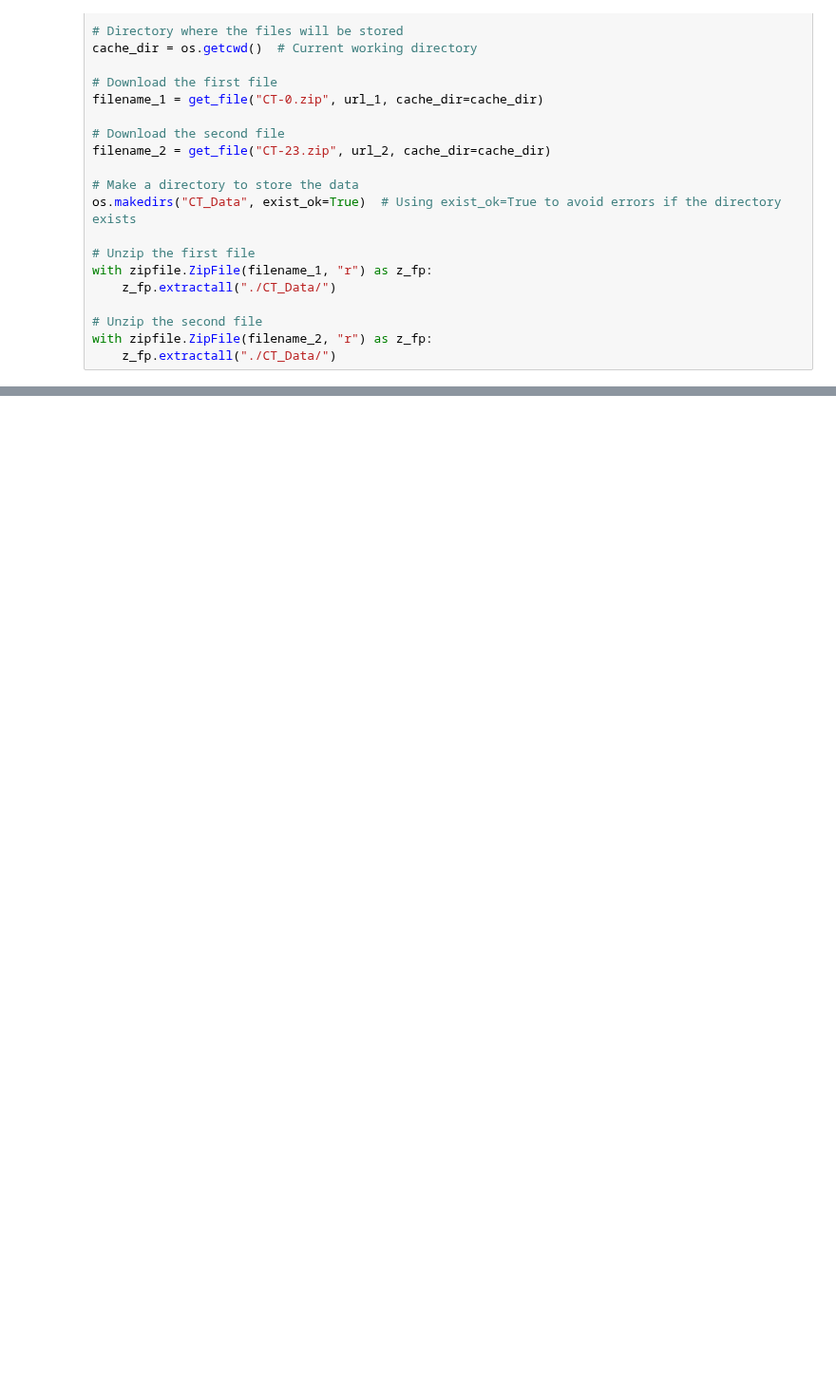
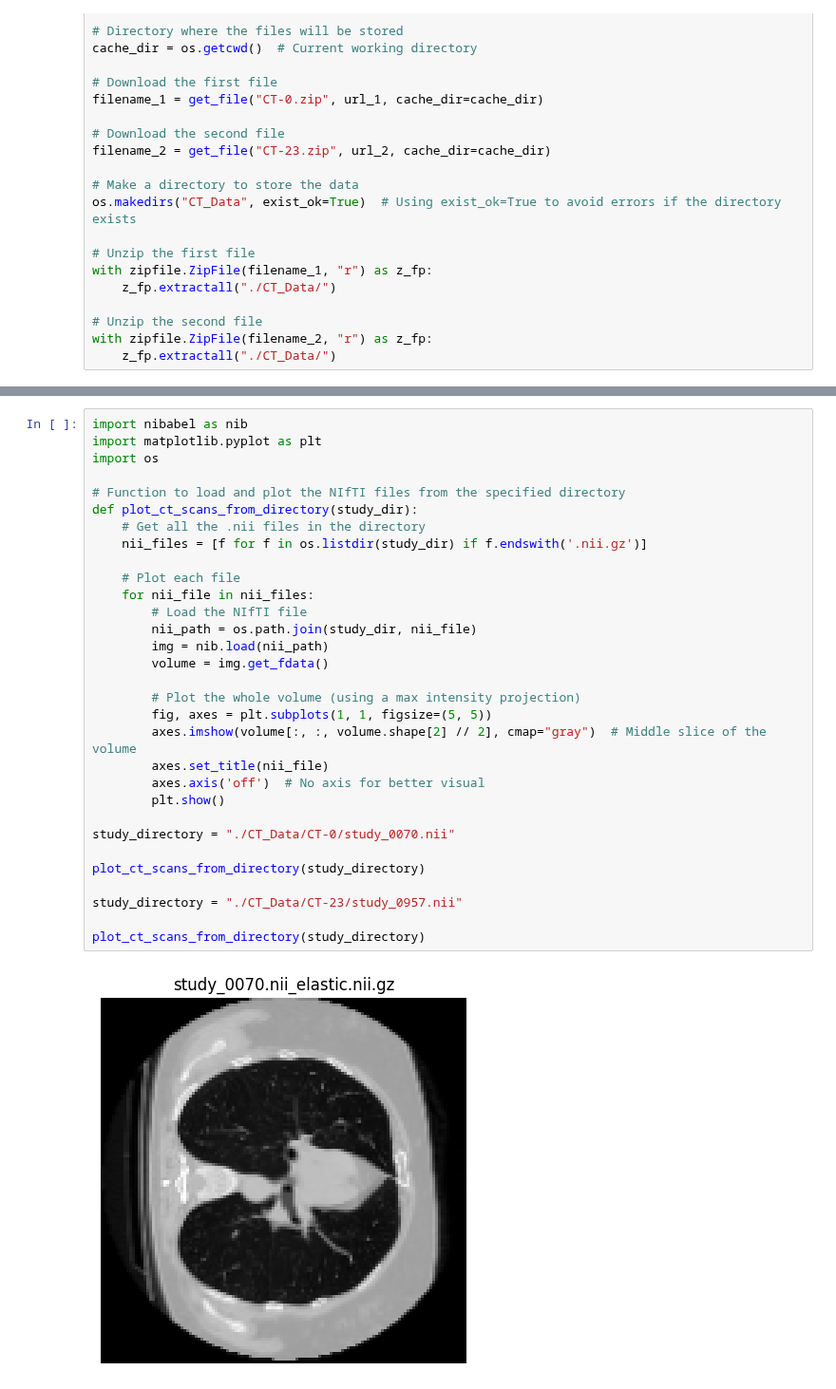
Before and after one commit to MaximNadd/Research, a Jupyter notebook: Experiment_1/data_preprocessing.ipynb, the cells around one changed output, grey strips where cells are left out. Shown at 95% size. Saved outputs shown, nothing was run; the diff lists cells and outputs as text; blank space fills up the shorter version.

```diff
--- a/Experiment_1/data_preprocessing.ipynb
+++ b/Experiment_1/data_preprocessing.ipynb
@@ -166,0 +211,33 @@ print(f"Number of directories: {count_directories(path)}")
+# %%
+import nibabel as nib
+import matplotlib.pyplot as plt
+import os
+
+# Function to load and plot the NIfTI files from the specified directory
+def plot_ct_scans_from_directory(study_dir):
+    # Get all the .nii files in the directory
+    nii_files = [f for f in os.listdir(study_dir) if f.endswith('.nii.gz')]
+
+    # Plot each file
+    for nii_file in nii_files:
+        # Load the NIfTI file
+        nii_path = os.path.join(study_dir, nii_file)
+        img = nib.load(nii_path)
+        volume = img.get_fdata()
+
+        # Plot the whole volume (using a max intensity projection)
+        fig, axes = plt.subplots(1, 1, figsize=(5, 5))
+        axes.imshow(volume[:, :, volume.shape[2] // 2], cmap="gray")  # Middle slice of the volume
+        axes.set_title(nii_file)
+        axes.axis('off')  # No axis for better visual
+        plt.show()
+
+study_directory = "./CT_Data/CT-0/study_0070.nii"
+
+plot_ct_scans_from_directory(study_directory)
+
+study_directory = "./CT_Data/CT-23/study_0957.nii"
+
+plot_ct_scans_from_directory(study_directory)
+# %% [output]
+[figure, added]
```
Also changed, not shown: parts of 6 cells of this notebook.
